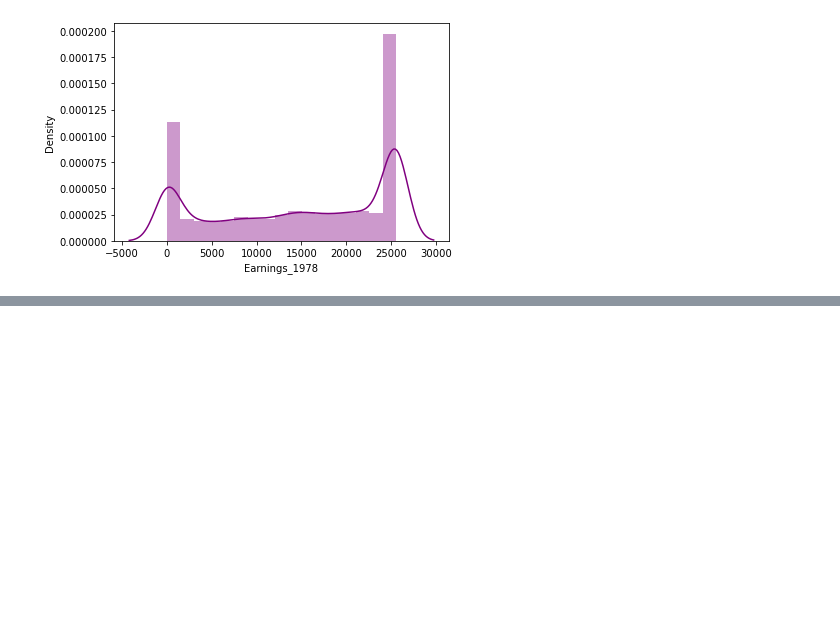
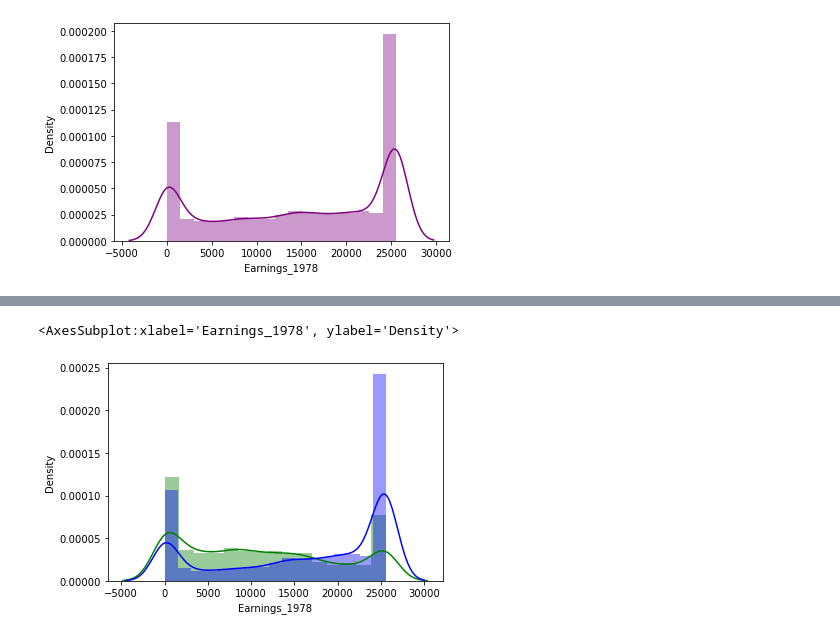
Before and after one commit to allyryry/DATA-3450--Assignment-1, a Jupyter notebook: Assignment1.ipynb, the cells around one changed output, grey strips where cells are left out. Cells and saved outputs as stored; diff of their text form; code cells hidden in the pictures; blank space fills up the shorter version.

```diff
--- a/Assignment1.ipynb
+++ b/Assignment1.ipynb
@@ -293,0 +325,7 @@ TypeError: unsupported operand type(s) for -: 'str' and 'float'
+# %%
+#Single vs. Married impact on Earnings_1978
+sns.distplot(single["Earnings_1978"], kde_kws={"label":"Value"}, hist_kws={"label":"Value"}, color="green")
+sns.distplot(married["Earnings_1978"], kde_kws={"label":"Value"}, hist_kws={"label":"Value"}, color="blue", label="Not Black")
+# %% [output]
+<AxesSubplot:xlabel='Earnings_1978', ylabel='Density'>
+[figure, added]
```
Also changed, not shown: parts of 9 cells of this notebook.
